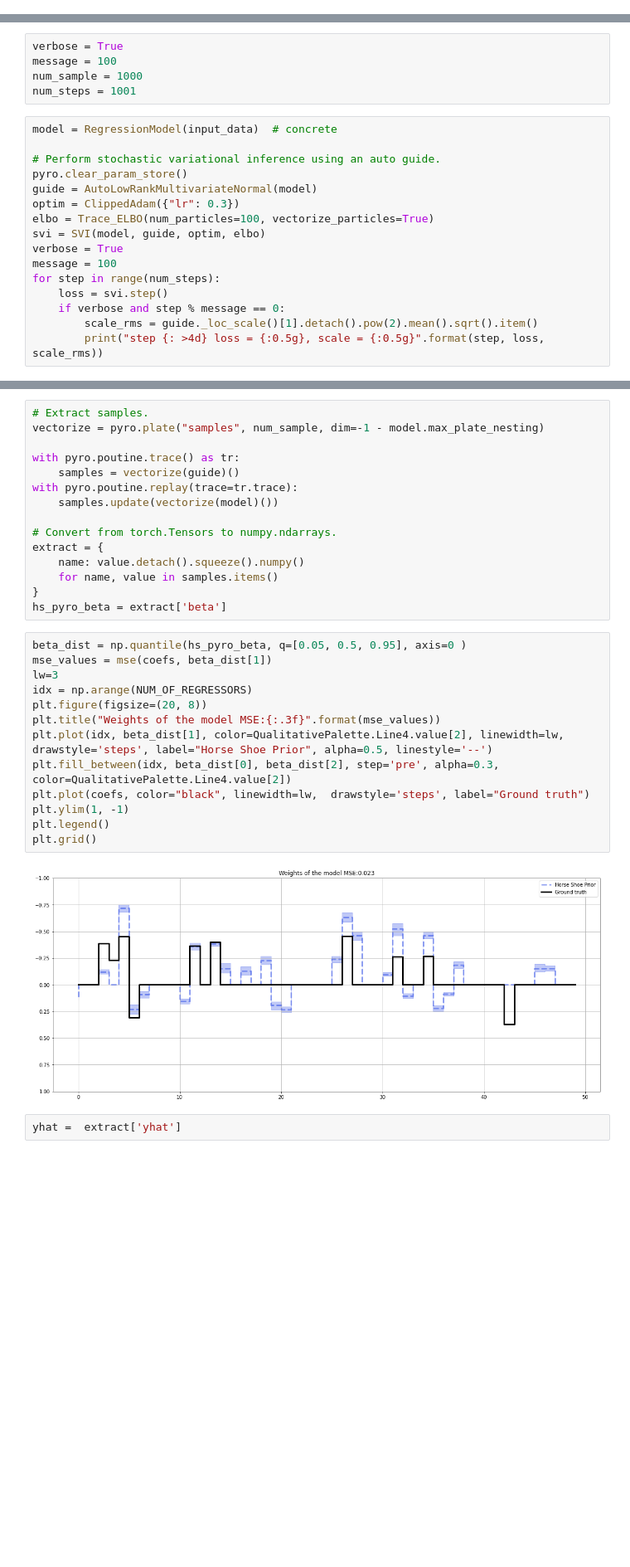
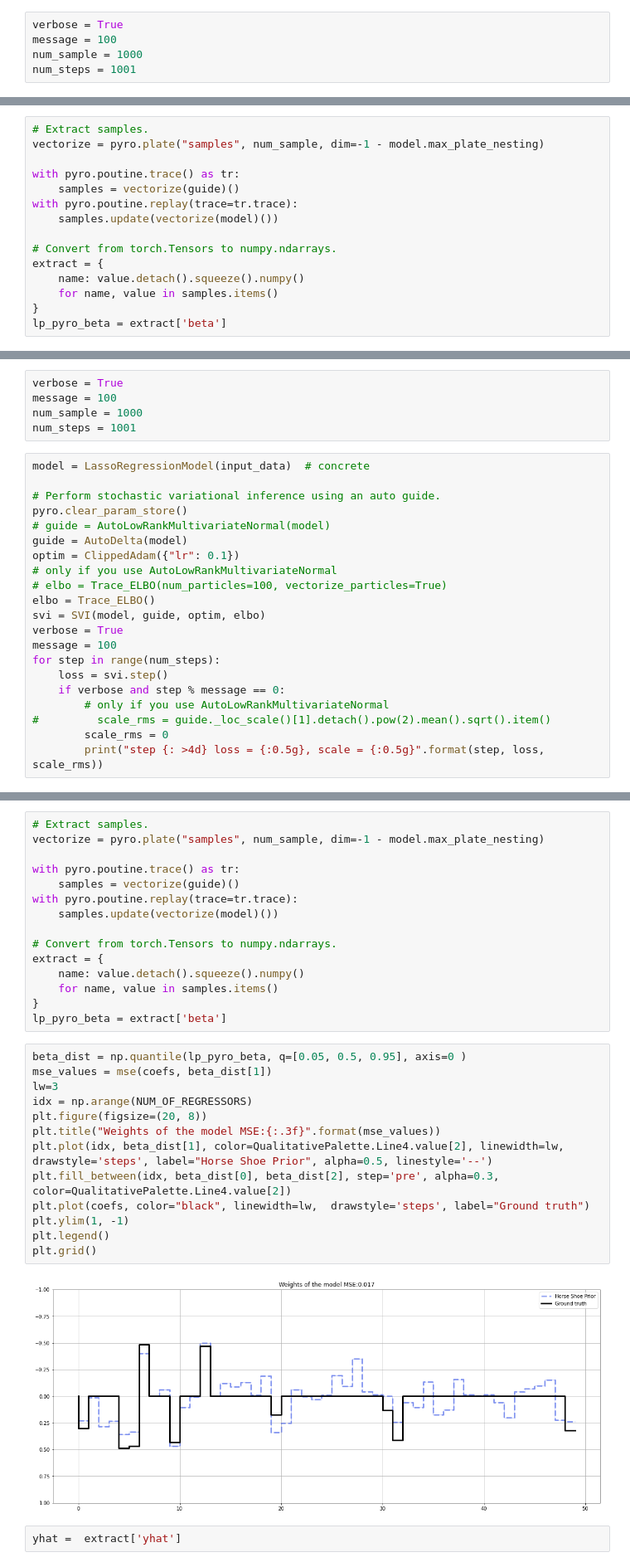
Before and after one commit to edwinnglabs/ts_playground, a Jupyter notebook: notebooks/Regression.ipynb, the cells around one changed output, grey strips where cells are left out. Shown at 83% size. Saved outputs shown, nothing was run; the diff lists cells and outputs as text; blank space fills up the shorter version.

```diff
--- a/notebooks/Regression.ipynb
+++ b/notebooks/Regression.ipynb
@@ -370,3 +381,8 @@ class RegressionModel:
         extra_out.update({'beta': beta, 'yhat':yhat})
 
         return extra_out
+# %%
+verbose = True
+message = 100
+num_sample = 1000
+num_steps = 1001
@@ -372,0 +424,15 @@ class RegressionModel:
+# %%
+# Extract samples.
+vectorize = pyro.plate("samples", num_sample, dim=-1 - model.max_plate_nesting)
+
+with pyro.poutine.trace() as tr:
+    samples = vectorize(guide)()
+with pyro.poutine.replay(trace=tr.trace):
+    samples.update(vectorize(model)())
+
+# Convert from torch.Tensors to numpy.ndarrays.
+extract = {
+    name: value.detach().squeeze().numpy()
+    for name, value in samples.items()
+}
+lp_pyro_beta = extract['beta']
@@ -451,19 +564,24 @@ message = 100
 num_sample = 1000
 num_steps = 1001
 # %%
-model = RegressionModel(input_data)  # concrete
+model = LassoRegressionModel(input_data)  # concrete
 
 # Perform stochastic variational inference using an auto guide.
 pyro.clear_param_store()
-guide = AutoLowRankMultivariateNormal(model)
-optim = ClippedAdam({"lr": 0.3})
-elbo = Trace_ELBO(num_particles=100, vectorize_particles=True)
+# guide = AutoLowRankMultivariateNormal(model)
+guide = AutoDelta(model)
+optim = ClippedAdam({"lr": 0.1})
+# only if you use AutoLowRankMultivariateNormal
+# elbo = Trace_ELBO(num_particles=100, vectorize_particles=True)
+elbo = Trace_ELBO()
 svi = SVI(model, guide, optim, elbo)
 verbose = True
 message = 100
 for step in range(num_steps):
     loss = svi.step()
     if verbose and step % message == 0:
-        scale_rms = guide._loc_scale()[1].detach().pow(2).mean().sqrt().item()
+        # only if you use AutoLowRankMultivariateNormal
+#         scale_rms = guide._loc_scale()[1].detach().pow(2).mean().sqrt().item()
+        scale_rms = 0
         print("step {: >4d} loss = {:0.5g}, scale = {:0.5g}".format(step, loss, scale_rms))
 # %% [output]
@@ -493,22 +610,22 @@ extract = {
     name: value.detach().squeeze().numpy()
     for name, value in samples.items()
 }
-hs_pyro_beta = extract['beta']
+lp_pyro_beta = extract['beta']
 # %%
-beta_dist = np.quantile(hs_pyro_beta, q=[0.05, 0.5, 0.95], axis=0 )
+beta_dist = np.quantile(lp_pyro_beta, q=[0.05, 0.5, 0.95], axis=0 )
 mse_values = mse(coefs, beta_dist[1])
 lw=3
 idx = np.arange(NUM_OF_REGRESSORS)
 plt.figure(figsize=(20, 8))
 plt.title("Weights of the model MSE:{:.3f}".format(mse_values))
 plt.plot(idx, beta_dist[1], color=QualitativePalette.Line4.value[2], linewidth=lw,  drawstyle='steps', label="Horse Shoe Prior", alpha=0.5, linestyle='--')
 plt.fill_between(idx, beta_dist[0], beta_dist[2], step='pre', alpha=0.3, color=QualitativePalette.Line4.value[2])
 plt.plot(coefs, color="black", linewidth=lw,  drawstyle='steps', label="Ground truth")
 plt.ylim(1, -1)
 plt.legend()
 plt.grid()
 # %% [output]
-[figure, old version]
+[figure, new version]
 # %%
 yhat =  extract['yhat']
 # %%
```
Also changed, not shown: parts of 16 cells of this notebook.
